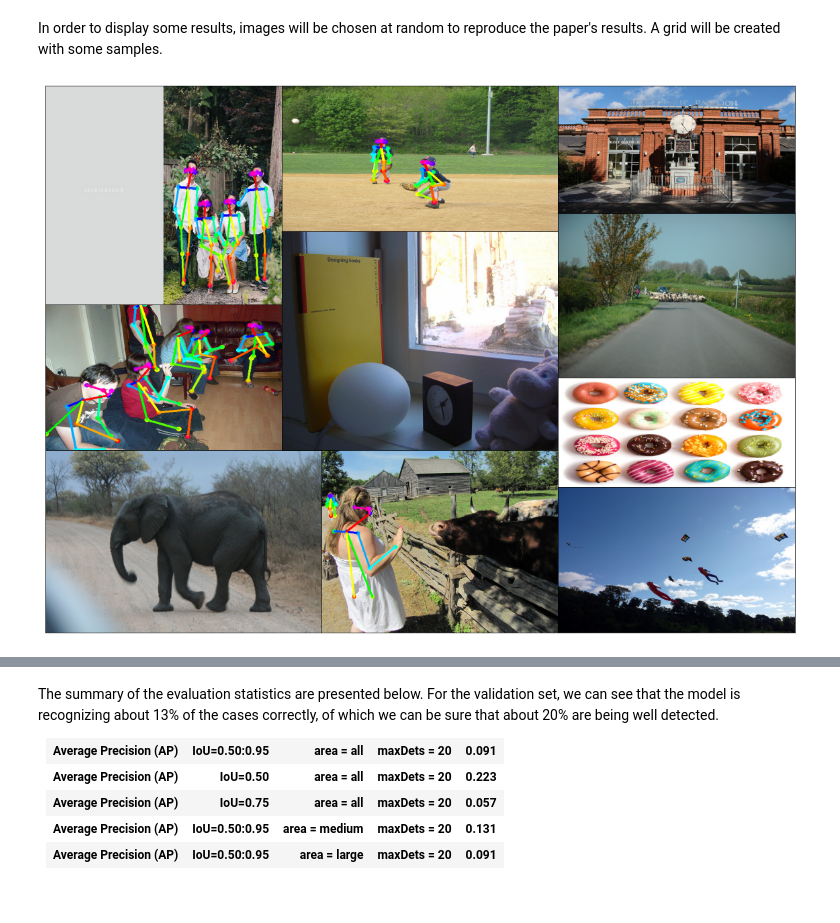
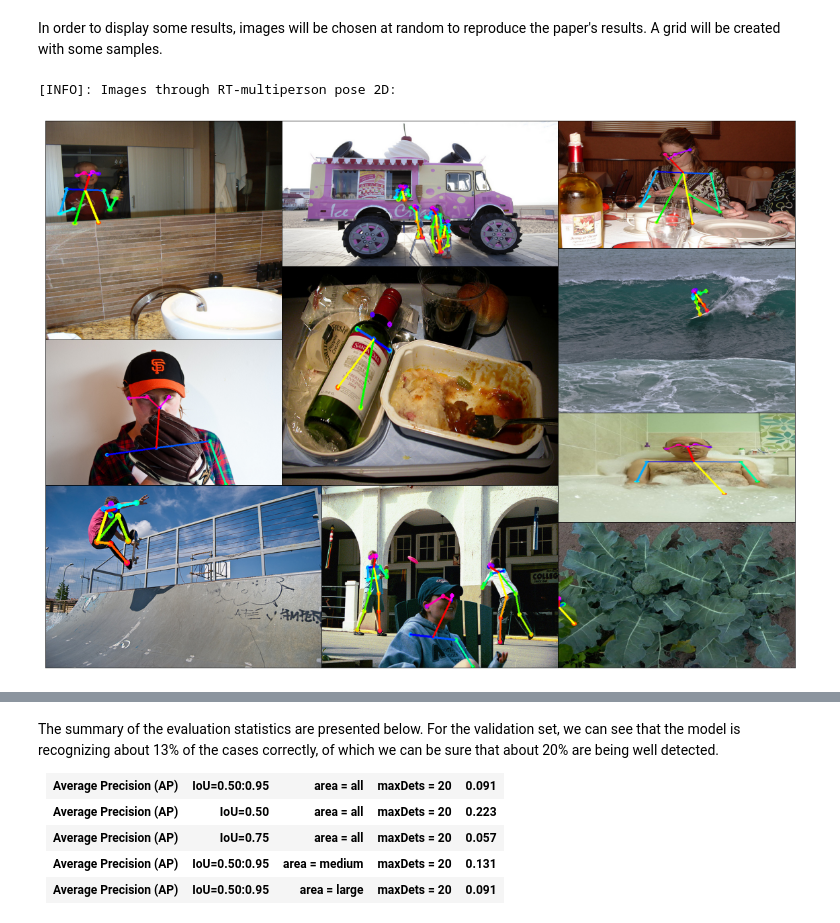
Before and after one commit to Johansmm/RT-multiperson-pose-pytorch, a Jupyter notebook: pose_results.ipynb, the cells around one changed output, grey strips where cells are left out. Drawn from its saved outputs; the diff is of its cells as text; code cells hidden in the pictures.

```diff
--- a/pose_results.ipynb
+++ b/pose_results.ipynb
@@ -122,40 +125,42 @@ def readFileList(file_directory, ext = 'jpg'):
     files_list = []
     if os.path.isdir(file_directory): # Return files with 'json' extension
         for root_path, _, files_name in os.walk(file_directory):
-        files_list += [os.path.join(root_path, element) for element in files_name if element.split(".")[-1].lower() == ext.lower()]
+            files_list += [os.path.join(root_path, element) for element in files_name if element.split(".")[-1].lower() == ext.lower()]
     elif file_directory.split('.')[-1] == ext: files_list = [file_directory] # Return file inside of list
     return files_list
 
 file_list = readFileList("./data/coco/images/test2017")
 if len(file_list) > 0:
     print("[INFO]: Images through RT-multiperson pose 2D:")
     fig = plt.figure(figsize=(20, 15), constrained_layout=False)
     gs = fig.add_gridspec(nrows=30, ncols=19, wspace=0.0, hspace=0.0)
     fig_axes = {
         fig.add_subplot(gs[:12, :6]): {"id": "image1_1"}, # First column
         fig.add_subplot(gs[12:20, :6]): {"id": "image2_1"},
         fig.add_subplot(gs[20:, :7]): {"id": "image3_1"},
         fig.add_subplot(gs[:8, 6:13]): {"id": "image1_2"}, # Second column
         fig.add_subplot(gs[8:20, 6:13]): {"id": "image2_2"},
         fig.add_subplot(gs[20:, 7:13]): {"id": "image3_2"},
         fig.add_subplot(gs[:7, 13:]): {"id": "image7"}, # Third column
         fig.add_subplot(gs[7:16, 13:]): {"id": "image8"},
         fig.add_subplot(gs[16:22, 13:]): {"id": "image9"},
         fig.add_subplot(gs[22:, 13:]): {"id": "image10"},
     }
 
     for ax, prop in fig_axes.items():
         human_det = []
         while len(human_det) == 0:
             image = cv2.imread(np.random.choice(file_list))
             image_rt, human_det = human_forward(image, rtpose_model)
-    ax.imshow(cv2.cvtColor(image_rt, cv2.COLOR_BGR2RGB), aspect = "auto")
-    ax.set_xticklabels([]); ax.set_yticklabels([])
-    ax.set_xticks([]); ax.set_yticks([]); ax.axis("on")
-
-  fig.show()
+        ax.imshow(cv2.cvtColor(image_rt, cv2.COLOR_BGR2RGB), aspect = "auto")
+        ax.set_xticklabels([]); ax.set_yticklabels([])
+        ax.set_xticks([]); ax.set_yticks([]); ax.axis("on")
+    fig.show()
+else:
+    print("[INFO]: Not image found. Please check image folder")
 # %% [output]
+[INFO]: Images through RT-multiperson pose 2D:
-[figure, old version]
+[figure, new version]
 # %%
 isrun = False
 try:
```
Also changed, not shown: parts of 9 cells of this notebook.
